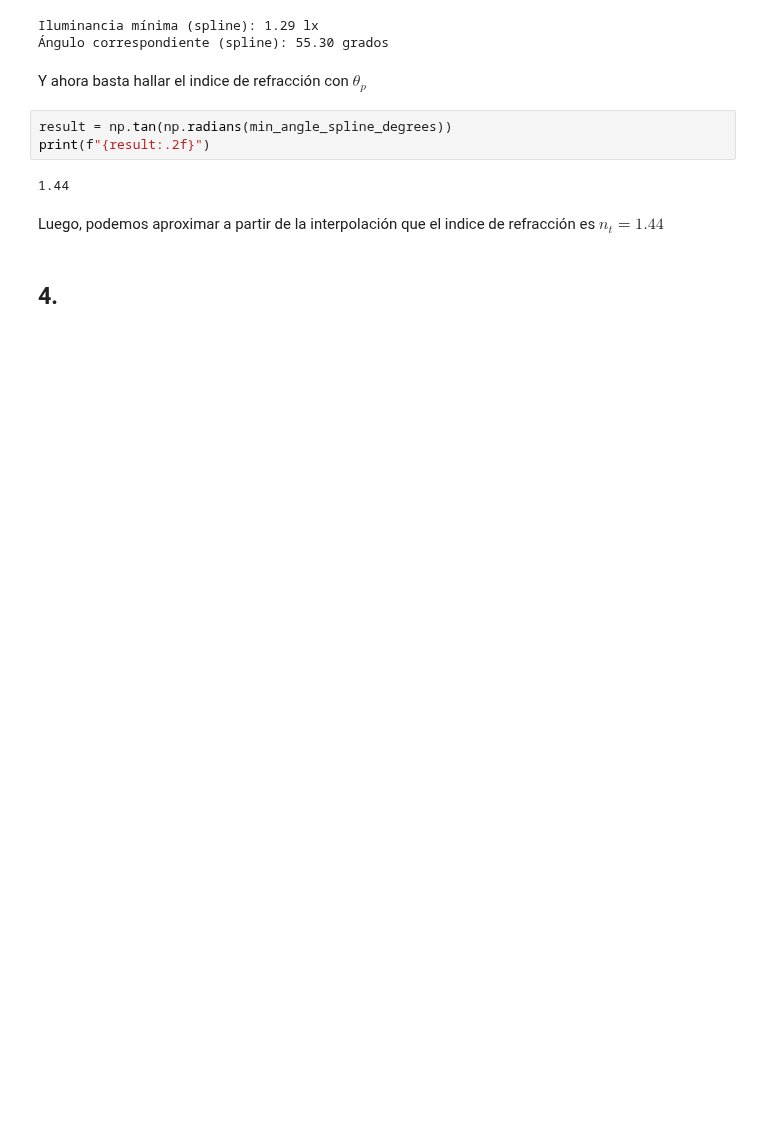
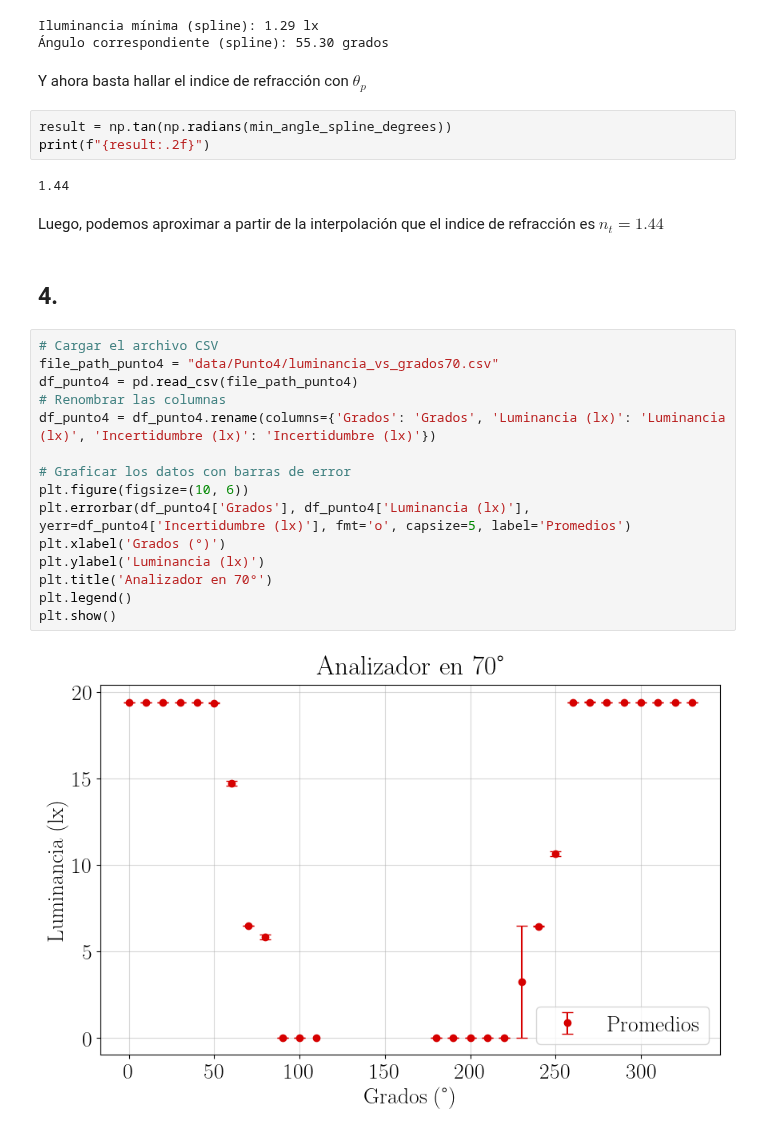
Before and after one commit to PinzonHarker/2024-II_Mediciones_Opticas, a Jupyter notebook: Exp7_Ecuaciones_De_Fresnel/analisis.ipynb, the cells around one changed output. Saved outputs shown, nothing was run; the diff lists cells and outputs as text; blank space fills up the shorter version.

```diff
--- a/Exp7_Ecuaciones_De_Fresnel/analisis.ipynb
+++ b/Exp7_Ecuaciones_De_Fresnel/analisis.ipynb
@@ -243,3 +243,20 @@ print(f"{result:.2f}")
 Luego, podemos aproximar a partir de la interpolación que el indice de refracción es $n_t = 1.44$
 # %% [markdown]
 ## 4.
+# %%
+# Cargar el archivo CSV
+file_path_punto4 = "data/Punto4/luminancia_vs_grados70.csv"
+df_punto4 = pd.read_csv(file_path_punto4)
+# Renombrar las columnas
+df_punto4 = df_punto4.rename(columns={'Grados': 'Grados', 'Luminancia (lx)': 'Luminancia (lx)', 'Incertidumbre (lx)': 'Incertidumbre (lx)'})
+
+# Graficar los datos con barras de error
+plt.figure(figsize=(10, 6))
+plt.errorbar(df_punto4['Grados'], df_punto4['Luminancia (lx)'], yerr=df_punto4['Incertidumbre (lx)'], fmt='o', capsize=5, label='Promedios')
+plt.xlabel('Grados (°)')
+plt.ylabel('Luminancia (lx)')
+plt.title('Analizador en 70°')
+plt.legend()
+plt.show()
+# %% [output]
+[figure, added]
```
Also changed, not shown: parts of 1 cell of this notebook.
